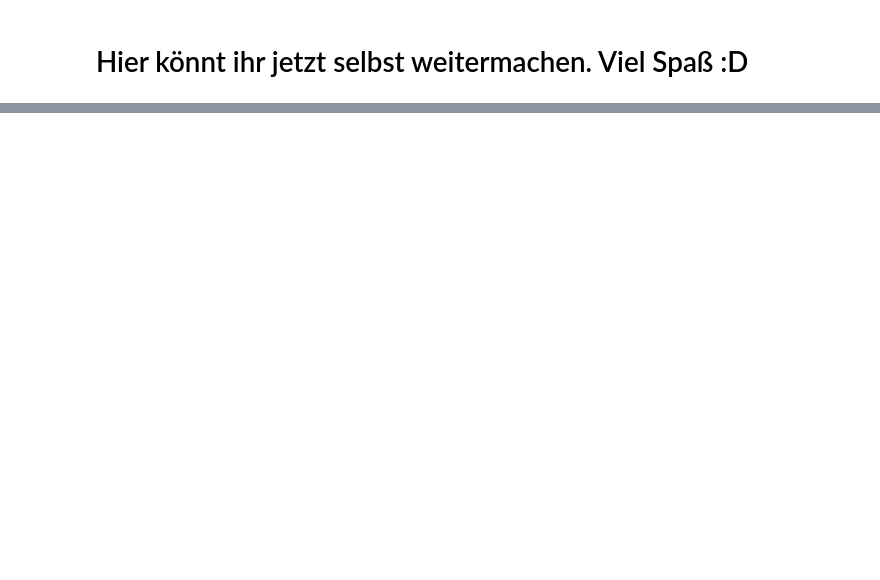
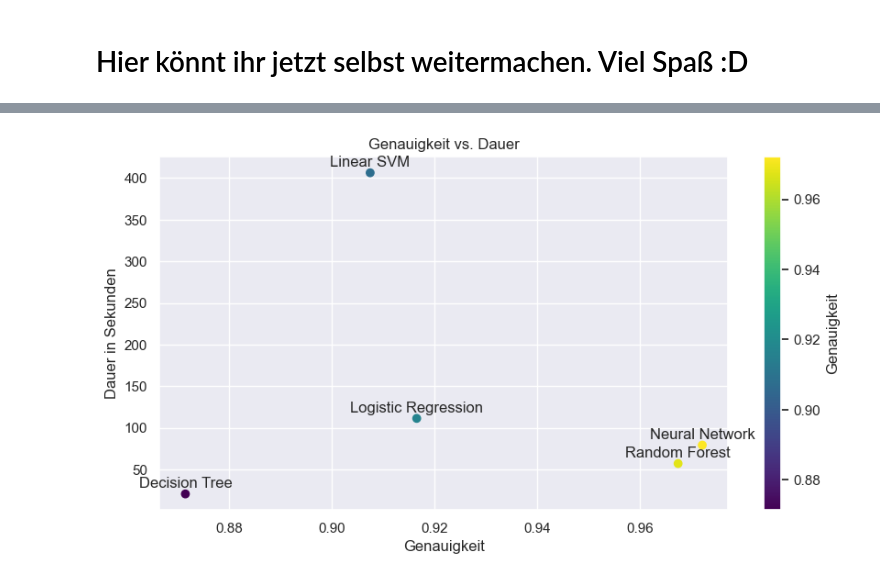
Before and after one commit to CmdLari/Data-Science-Praktikum, a Jupyter notebook: A4/04_MachineLearning.ipynb, the cells around one changed output, grey strips where cells are left out. Cells and saved outputs as stored; diff of their text form; code cells hidden in the pictures; blank space fills up the shorter version.

```diff
--- a/A4/04_MachineLearning.ipynb
+++ b/A4/04_MachineLearning.ipynb
@@ -72,7 +76,7 @@ from tensorflow.keras.layers import Dense, Flatten
 import time
 # %%
 # Laden des MNIST-Datensatzes
-mnist = fetch_openml('mnist_784', version=1)
+mnist = fetch_openml('mnist_784', version=1, parser='auto')
 X, y = mnist["data"], mnist["target"]
 y = y.astype(np.uint8) # Konvertierung der Target-Variable in Integer Werte
 # %% [markdown]
@@ -79,0 +144,24 @@ y = y.astype(np.uint8) # Konvertierung der Target-Variable in Integer Werte
+# %%
+# Sequentiielles model
+start_time = time.time()
+model = Sequential()
+
+model.add(Dense(units=512, activation='relu', input_shape=(X_train_scaled.shape[1],)))
+model.add(Dense(units=256, activation='relu'))
+model.add(Dense(units=128, activation='relu'))
+model.add(Dense(units=64, activation='relu'))
+model.add(Dense(units=32, activation='relu'))
+
+# Output Layer
+model.add(Dense(units=10, activation='softmax'))
+
+# Model-Kompilierung 'sparse_categorical_crossentropy' als loss function
+model.compile(optimizer='adam', loss='sparse_categorical_crossentropy', metrics=['accuracy'])
+
+
+model.summary()
+
+model.fit(X_train_scaled, y_train, epochs=9, validation_split=0.2)
+test_loss, accuracy_sm = model.evaluate(X_test_scaled.reshape(-1, X_test_scaled.shape[1]), y_test, verbose=2)
+
+time_sm = time.time() - start_time
@@ -79,0 +186,21 @@ y = y.astype(np.uint8) # Konvertierung der Target-Variable in Integer Werte
+# %%
+# Modelbenennung, genauigkeit und zeit
+models = ['Logistic Regression', 'Decision Tree', 'Random Forest', 'Linear SVM', 'Neural Network']
+accuracies = [accuracy_log_reg, accuracy_decision_tree, accuracy_random_forest, accuracy_linear_svm, accuracy_sm]
+times = [time_log_reg, time_decision_tree, time_random_forest, time_linear_svm, time_sm]
+
+sns.set(style="darkgrid")
+
+plt.figure(figsize=(10, 5))
+scatter = plt.scatter(accuracies, times, c=accuracies, cmap='viridis')
+
+for i, model in enumerate(models):
+    plt.annotate(model, (accuracies[i], times[i]), textcoords="offset points", xytext=(0,5), ha='center')
+
+plt.xlabel('Genauigkeit')
+plt.ylabel('Dauer in Sekunden')
+plt.title('Genauigkeit vs. Dauer')
+plt.colorbar(scatter, label='Genauigkeit')
+plt.show()
+# %% [output]
+[figure, added]
```
Also changed, not shown: parts of 6 cells of this notebook.
